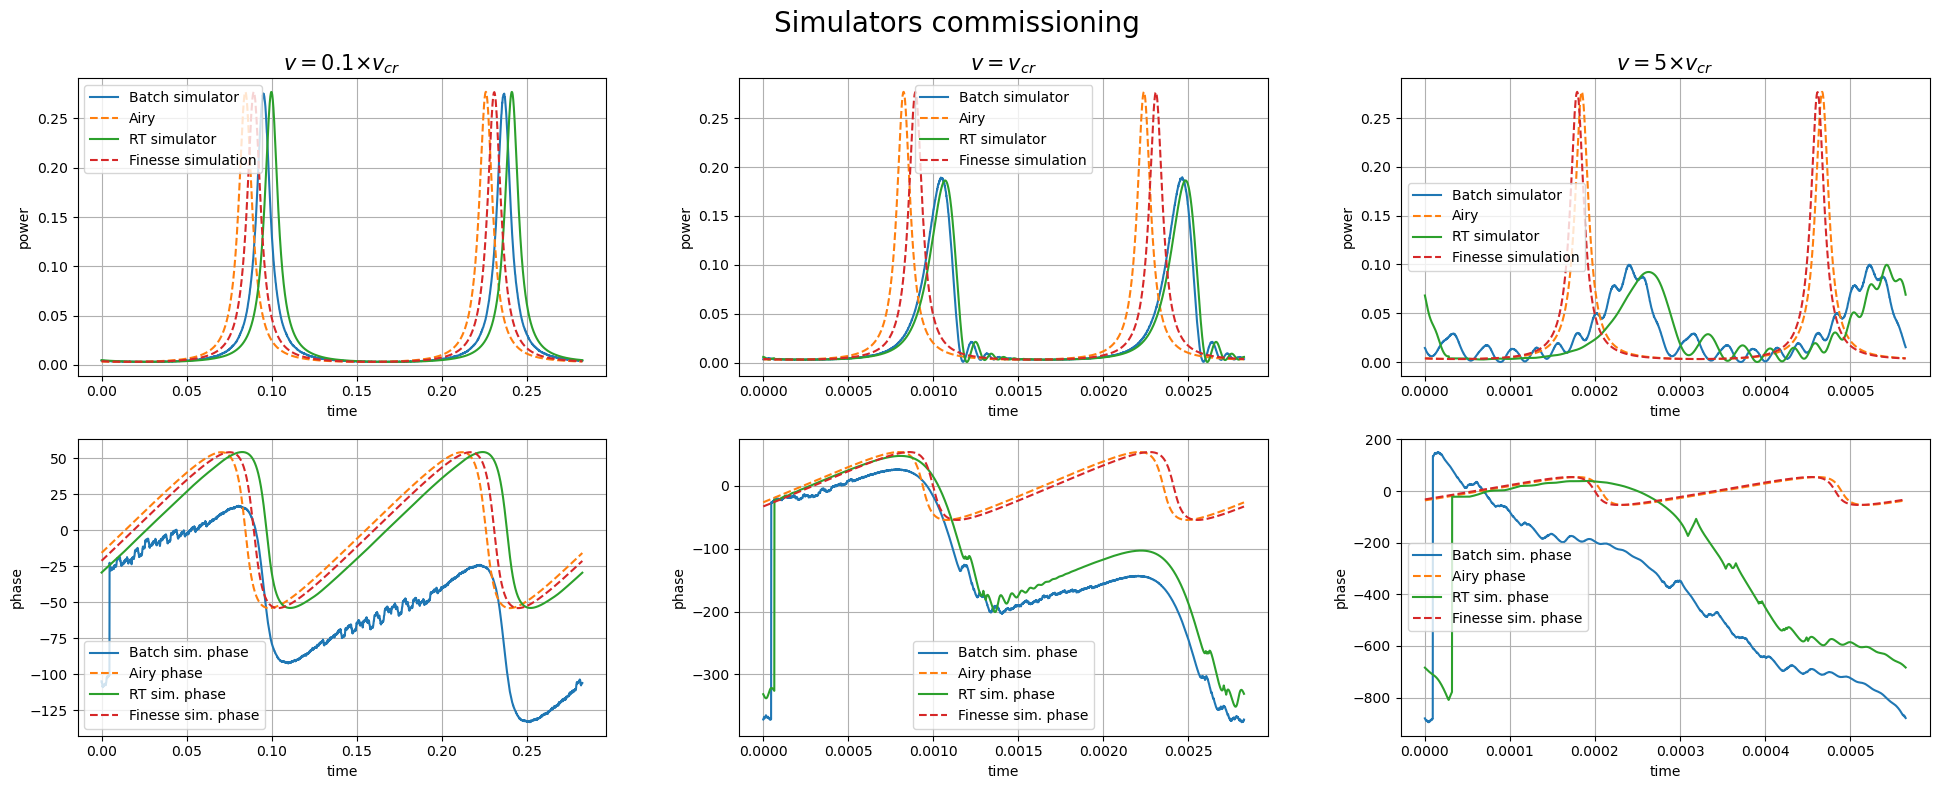
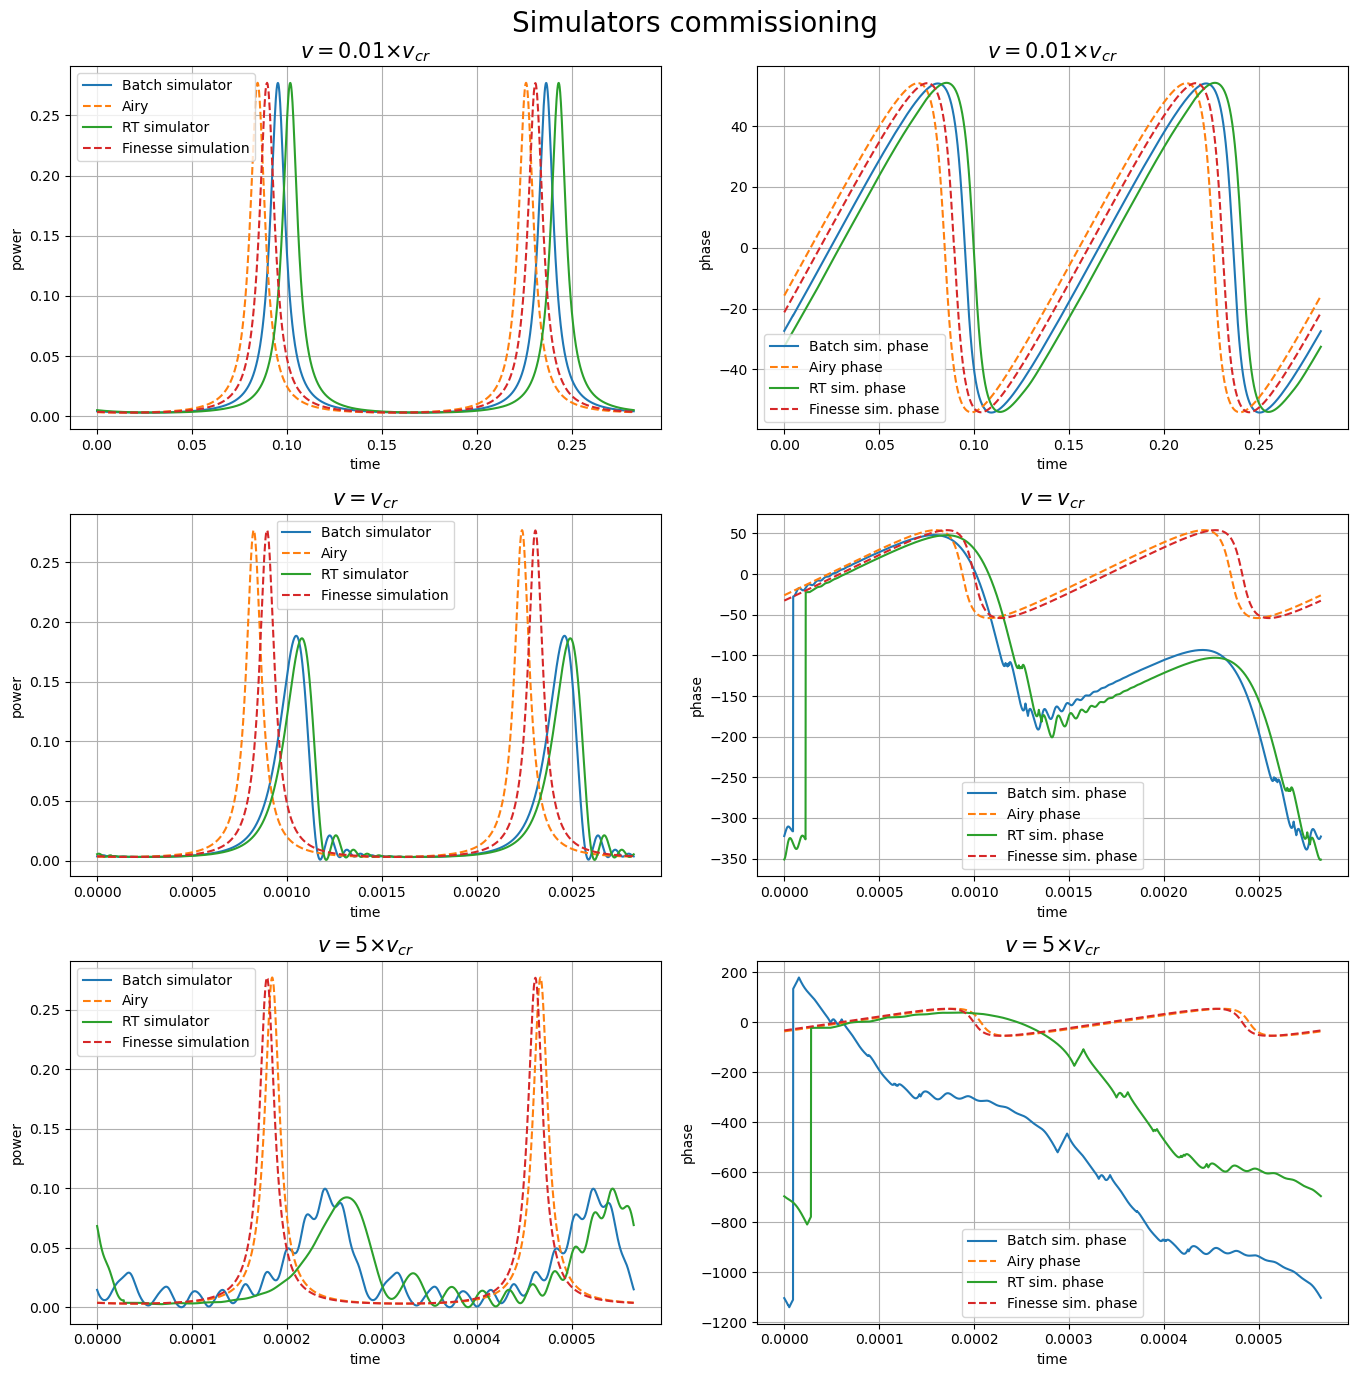
The change to this notebook cell's code, shown as a diff; its figure went from the first image to the second:
--- before
+++ after
@@ -1,13 +1,13 @@
-plt.rcParams['figure.figsize'] = [20, 8]
-fig, axs = plt.subplots(2,3)
-plt.subplots_adjust(wspace=8.)
+plt.rcParams['figure.figsize'] = [14,14]
+fig, axs = plt.subplots(3,2)
+plt.subplots_adjust(wspace=5.)
 fig.suptitle(r"Simulators commissioning", fontsize=20)
 
 #Plot for v=0.1*v_cr1
 axs[0,0].grid(visible=True)
-axs[0,0].set_title(r"$v = 0.1 $$ \times$$ v_{cr}$ ", fontsize=15)
+axs[0,0].set_title(r"$v = 0.01 $$ \times$$ v_{cr}$ ", fontsize=15)
 axs[0,0].plot(tdata1, np.roll(abs(res1)**2,50), label="Batch simulator")
 axs[0,0].plot(tdata1, np.roll(Airy_power_data1*gain()**2,1100), label="Airy", ls="--")
-axs[0,0].plot(tdata1, np.roll(abs(rt_sim_res1)**2, 100), label="RT simulator")
+axs[0,0].plot(tdata1, np.roll(abs(rt_sim_res1)**2, 120), label="RT simulator")
 axs[0,0].plot(tdata1, np.roll(np.abs(finesse_inter1)**2,950), label="Finesse simulation", ls="--")
 axs[0,0].set_ylabel("power")
@@ -15,28 +15,31 @@
 axs[0,0].legend()
 
-axs[1,0].grid(visible=True)
-axs[1,0].plot(tdata1, np.roll(np.unwrap(np.angle(res1, deg=True)*2),50)/2, label="Batch sim. phase")
-axs[1,0].plot(tdata1, np.roll(np.unwrap(np.angle(Airy_phase_data1, deg=True)*2),1100)/2, label="Airy phase", ls="--")
-axs[1,0].plot(tdata1, np.roll(np.unwrap(np.angle(rt_sim_res1, deg=True)*2),70)/2, label="RT sim. phase")
-axs[1,0].plot(tdata1, np.roll(np.unwrap((np.angle(finesse_inter1, deg=True)-90)*2), 950)/2, label="Finesse sim. phase",ls="--")
-axs[1,0].set_xlabel("time")
-axs[1,0].set_ylabel("phase")
-axs[1,0].legend()
+axs[0,1].grid(visible=True)
+axs[0,1].set_title(r"$v = 0.01 $$ \times$$ v_{cr}$ ", fontsize=15)
+axs[0,1].plot(tdata1, np.roll(np.unwrap(np.angle(res1, deg=True)*2),50)/2, label="Batch sim. phase")
+axs[0,1].plot(tdata1, np.roll(np.unwrap(np.angle(Airy_phase_data1, deg=True)*2),1100)/2, label="Airy phase", ls="--")
+axs[0,1].plot(tdata1, np.roll(np.unwrap(np.angle(rt_sim_res1, deg=True)*2),100)/2, label="RT sim. phase")
+axs[0,1].plot(tdata1, np.roll(np.unwrap((np.angle(finesse_inter1, deg=True)-90)*2), 950)/2, label="Finesse sim. phase",ls="--")
+axs[0,1].set_xlabel("time")
+axs[0,1].set_ylabel("phase")
+axs[0,1].legend()
 
 #Plots for v=v_cr
-axs[0,1].grid(visible=True)
-axs[0,1].set_title(r"$v = v_{cr}$ ", fontsize=15)
-axs[0,1].plot(tdata2, np.roll(abs(res2)**2,50), label="Batch simulator")
-axs[0,1].plot(tdata2, np.roll(Airy_power_data2*gain()**2,100), label="Airy", ls="--")
-axs[0,1].plot(tdata2, np.roll(abs(rt_sim_res2)**2, 70), label="RT simulator")
-axs[0,1].plot(tdata2, np.roll(np.abs(finesse_inter2)**2,950), label="Finesse simulation", ls="--")
-axs[0,1].set_ylabel("power")
-axs[0,1].set_xlabel("time")
-axs[0,1].legend()
+axs[1,0].grid(visible=True)
+axs[1,0].set_title(r"$v = v_{cr}$ ", fontsize=15)
+axs[1,0].plot(tdata2, np.roll(abs(res2)**2,50), label="Batch simulator")
+axs[1,0].plot(tdata2, np.roll(Airy_power_data2*gain()**2,100), label="Airy", ls="--")
+axs[1,0].plot(tdata2, np.roll(abs(rt_sim_res2)**2, 80), label="RT simulator")
+axs[1,0].plot(tdata2, np.roll(np.abs(finesse_inter2)**2,950), label="Finesse simulation", ls="--")
+axs[1,0].set_ylabel("power")
+axs[1,0].set_xlabel("time")
+axs[1,0].legend()
     
+
 axs[1,1].grid(visible=True)
+axs[1,1].set_title(r"$v = v_{cr}$ ", fontsize=15)
 axs[1,1].plot(tdata2, np.roll(np.unwrap(np.angle(res2, deg=True)*2),50)/2, label="Batch sim. phase")
 axs[1,1].plot(tdata2, np.roll(np.unwrap(np.angle(Airy_phase_data2, deg=True)*2),220)/2, label="Airy phase", ls="--")
-axs[1,1].plot(tdata2, np.roll(np.unwrap(np.angle(rt_sim_res2, deg=True)*2),70)/2, label="RT sim. phase")
+axs[1,1].plot(tdata2, np.roll(np.unwrap(np.angle(rt_sim_res2, deg=True)*2),120)/2, label="RT sim. phase")
 axs[1,1].plot(tdata2, np.roll(np.unwrap((np.angle(finesse_inter2, deg=True)-90)*2), 1060)/2, label="Finesse sim. phase",ls="--")
 axs[1,1].set_xlabel("time")
@@ -44,24 +47,26 @@
 axs[1,1].legend()
 
+
 #Plots for v=5*v_cr
-axs[0,2].grid(visible=True)
-axs[0,2].set_title(r"$v = 5 $$ \times$$ v_{cr}$ ", fontsize=15)
-axs[0,2].plot(tdata3, np.roll(abs(res3)**2,50), label="Batch simulator")
-axs[0,2].plot(tdata3, np.roll(Airy_power_data3*gain()**2,100), label="Airy", ls="--")
-axs[0,2].plot(tdata3, np.roll(abs(rt_sim_res3)**2, 150), label="RT simulator")
-axs[0,2].plot(tdata3, np.roll(np.abs(finesse_inter3)**2,950), label="Finesse simulation", ls="--")
-axs[0,2].set_ylabel("power")
-axs[0,2].set_xlabel("time")
-axs[0,2].legend()
+axs[2,0].grid(visible=True)
+axs[2,0].set_title(r"$v = 5 $$ \times$$ v_{cr}$ ", fontsize=15)
+axs[2,0].plot(tdata3, np.roll(abs(res3)**2,50), label="Batch simulator")
+axs[2,0].plot(tdata3, np.roll(Airy_power_data3*gain()**2,100), label="Airy", ls="--")
+axs[2,0].plot(tdata3, np.roll(abs(rt_sim_res3)**2, 150), label="RT simulator")
+axs[2,0].plot(tdata3, np.roll(np.abs(finesse_inter3)**2,950), label="Finesse simulation", ls="--")
+axs[2,0].set_ylabel("power")
+axs[2,0].set_xlabel("time")
+axs[2,0].legend()
 
-axs[1,2].grid(visible=True)
-axs[1,2].plot(tdata3, np.roll(np.unwrap(np.angle(res3, deg=True)*2),50)/2, label="Batch sim. phase")
-axs[1,2].plot(tdata3, np.roll(np.unwrap(np.angle(Airy_phase_data3, deg=True)*2),220)/2, label="Airy phase", ls="--")
-axs[1,2].plot(tdata3, np.roll(np.unwrap(np.angle(rt_sim_res3, deg=True)*2),170)/2, label="RT sim. phase")
-axs[1,2].plot(tdata3, np.roll(np.unwrap((np.angle(finesse_inter3, deg=True)-90)*2), 1060)/2, label="Finesse sim. phase",ls="--")
-axs[1,2].set_xlabel("time")
-axs[1,2].set_ylabel("phase")
-axs[1,2].legend()
+axs[2,1].grid(visible=True)
+axs[2,1].set_title(r"$v = 5 $$ \times$$ v_{cr}$ ", fontsize=15)
+axs[2,1].plot(tdata3, np.roll(np.unwrap(np.angle(res3, deg=True)*2),50)/2, label="Batch sim. phase")
+axs[2,1].plot(tdata3, np.roll(np.unwrap(np.angle(Airy_phase_data3, deg=True)*2),220)/2, label="Airy phase", ls="--")
+axs[2,1].plot(tdata3, np.roll(np.unwrap(np.angle(rt_sim_res3, deg=True)*2),150)/2, label="RT sim. phase")
+axs[2,1].plot(tdata3, np.roll(np.unwrap((np.angle(finesse_inter3, deg=True)-90)*2), 1060)/2, label="Finesse sim. phase",ls="--")
+axs[2,1].set_xlabel("time")
+axs[2,1].set_ylabel("phase")
+axs[2,1].legend()
 
 fig.tight_layout()
-#plt.savefig("Comparision.pdf")
+plt.savefig("Comparision.pdf")

Commit: Fix batch simulator by augmenting N for high velocities in simulator commissioning.